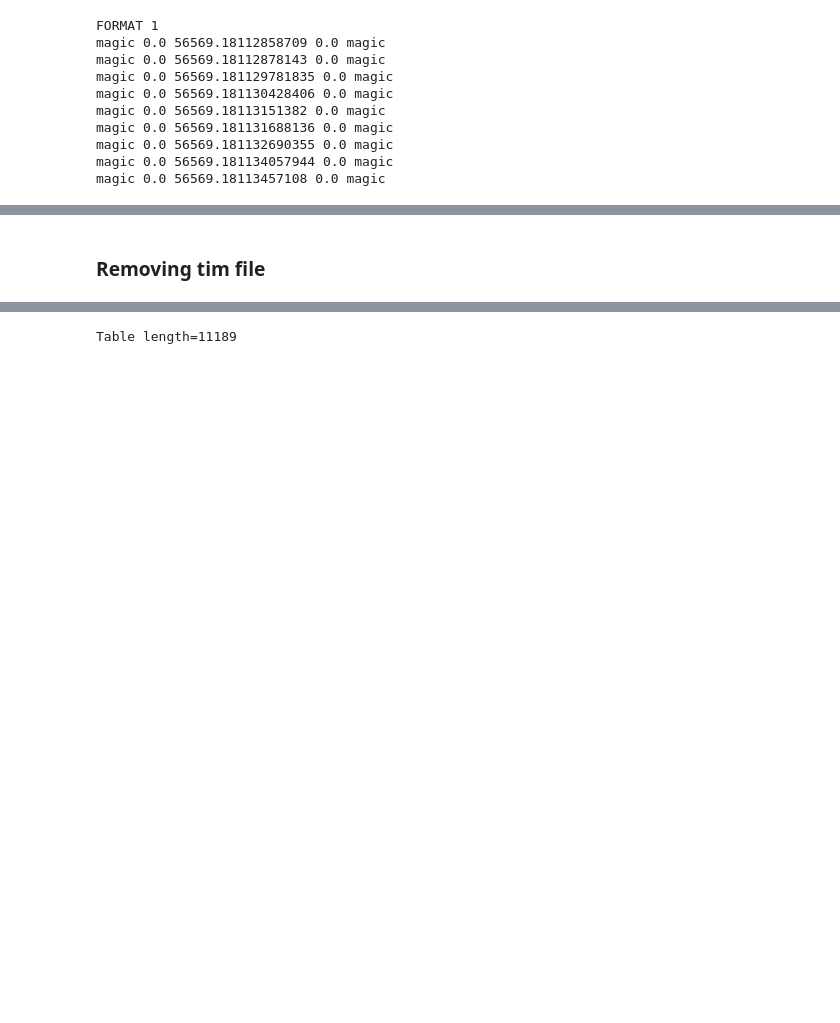
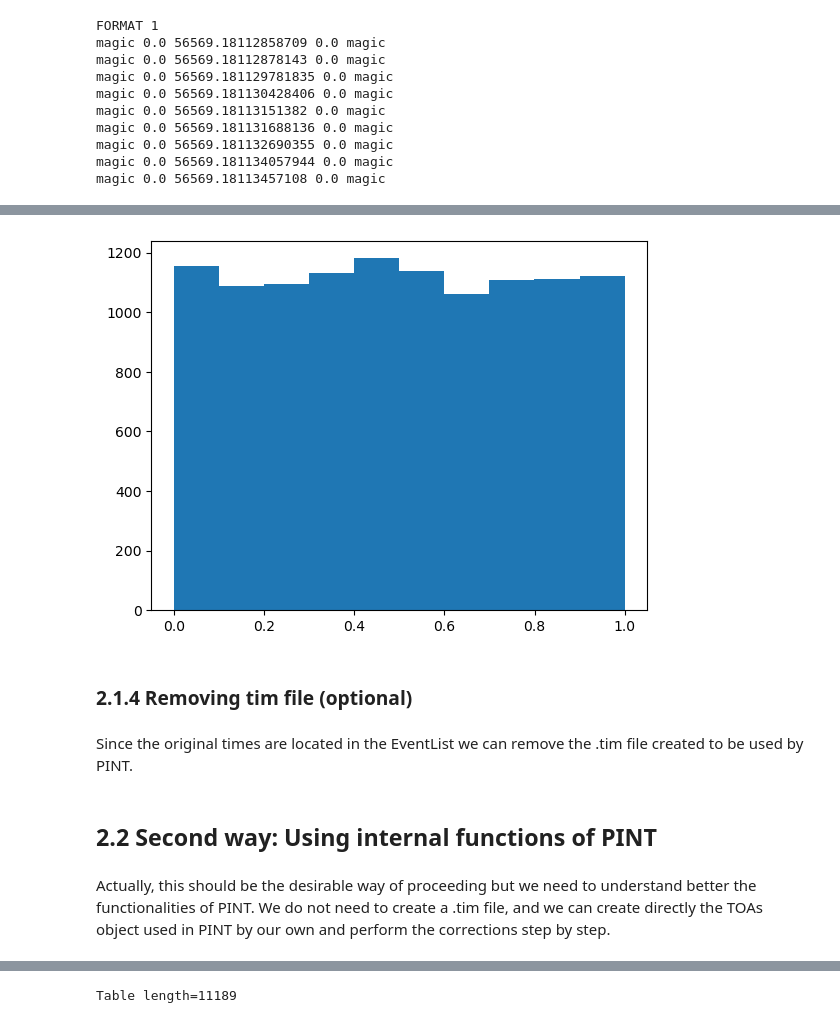
Before and after one commit to gammapy/gammapy-recipes, a Jupyter notebook: recipes/pulsar_analysis/Pulsar_analysis_gammapy.ipynb, the cells around one changed output, grey strips where cells are left out. Drawn from its saved outputs; the diff is of its cells as text; code cells hidden in the pictures; blank space fills up the shorter version.

```diff
--- a/recipes/pulsar_analysis/Pulsar_analysis_gammapy.ipynb
+++ b/recipes/pulsar_analysis/Pulsar_analysis_gammapy.ipynb
@@ -98,8 +177,17 @@ phases = np.array(phases)
 # %%
-for i in range(0,len(phases)):
-    if phases[i] < 0:
-        phases[i] += 1
+phases = np.where(phases < 0.0 , phases + 1.0 , phases)
+# %%
+plt.hist(phases)
+plt.show()
+# %% [output]
+[figure, added]
 # %% [markdown]
-### Removing tim file
+### 2.1.4 Removing tim file (optional)
+# %% [markdown]
+Since the original times are located in the EventList we can remove the .tim file created to be used by PINT.
 # %%
 os.remove(str(os.getcwd()) + '/' + timname)
+# %% [markdown]
+## 2.2 Second way: Using internal functions of PINT
+# %% [markdown]
+Actually, this should be the desirable way of proceeding but we need to understand better the functionalities of PINT. We do not need to create a .tim file, and we can create directly the TOAs object used in PINT by our own and perform the corrections step by step.
```
Also changed, not shown: parts of 38 cells of this notebook.
